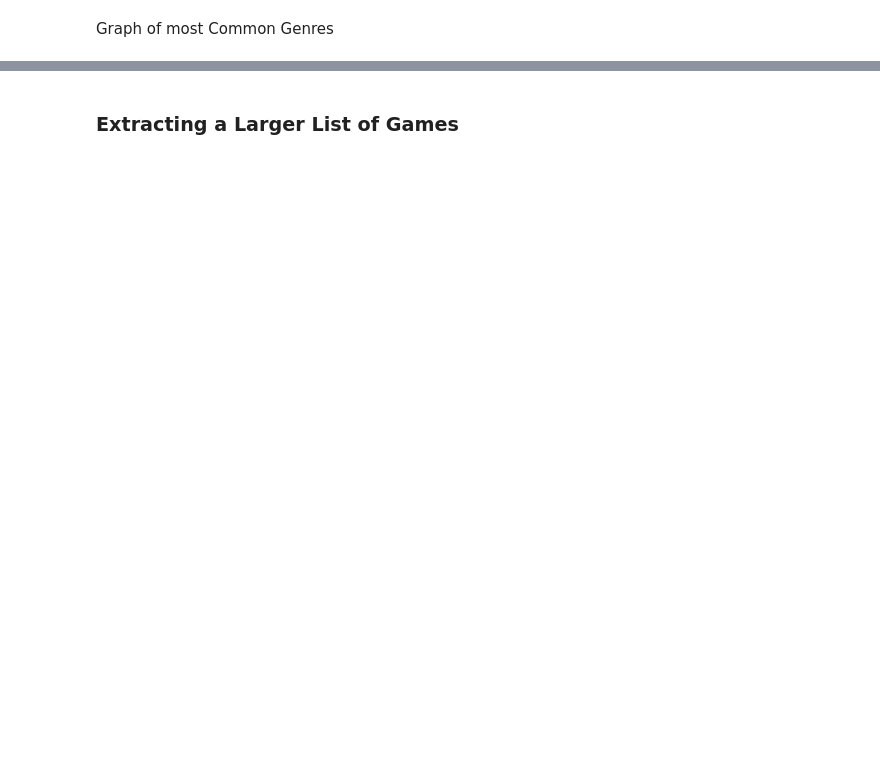
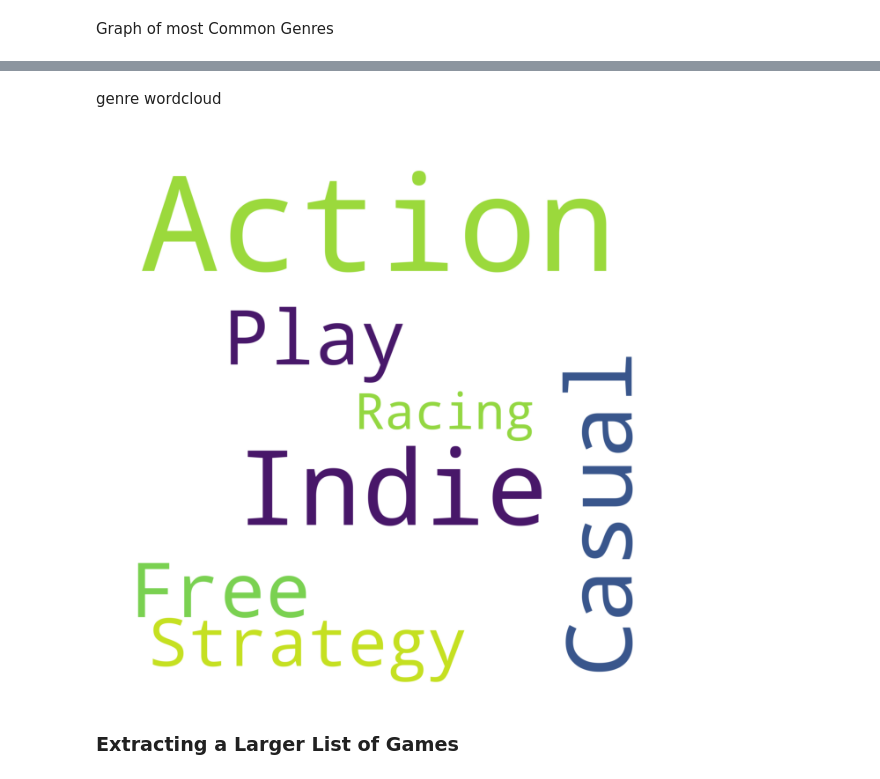
Before and after one commit to bluecoder777/Game-Promotion-Analysis, a Jupyter notebook: SteamGames.ipynb, the cells around one changed output, grey strips where cells are left out. Drawn from its saved outputs; the diff is of its cells as text; code cells hidden in the pictures; blank space fills up the shorter version.

```diff
--- a/SteamGames.ipynb
+++ b/SteamGames.ipynb
@@ -143,3 +186,20 @@ Text(0, 0.5, 'count')
+# %% [markdown]
+genre wordcloud
+# %%
+full_gens = ""
+for g in all_gens:
+    full_gens = full_gens + (g + " ")
+
+genrecloud = WordCloud(width=4000, height=4000,
+                       background_color='white',
+                       min_font_size=10).generate(full_gens)
+
+plt.figure(figsize=(8,8))
+plt.imshow(genrecloud)
+plt.axis("off")
+plt.show()
+# %% [output]
+[figure, added]
 # %% [markdown]
 ### Extracting a Larger List of Games
 # %%
```
Also changed, not shown: parts of 13 cells of this notebook.
